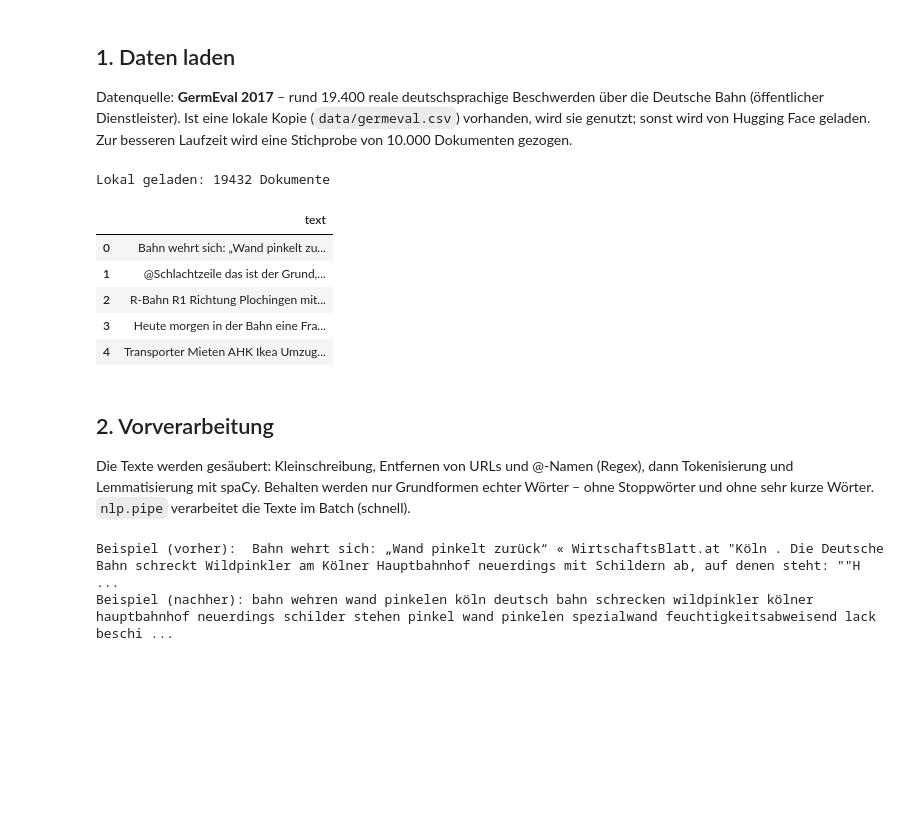
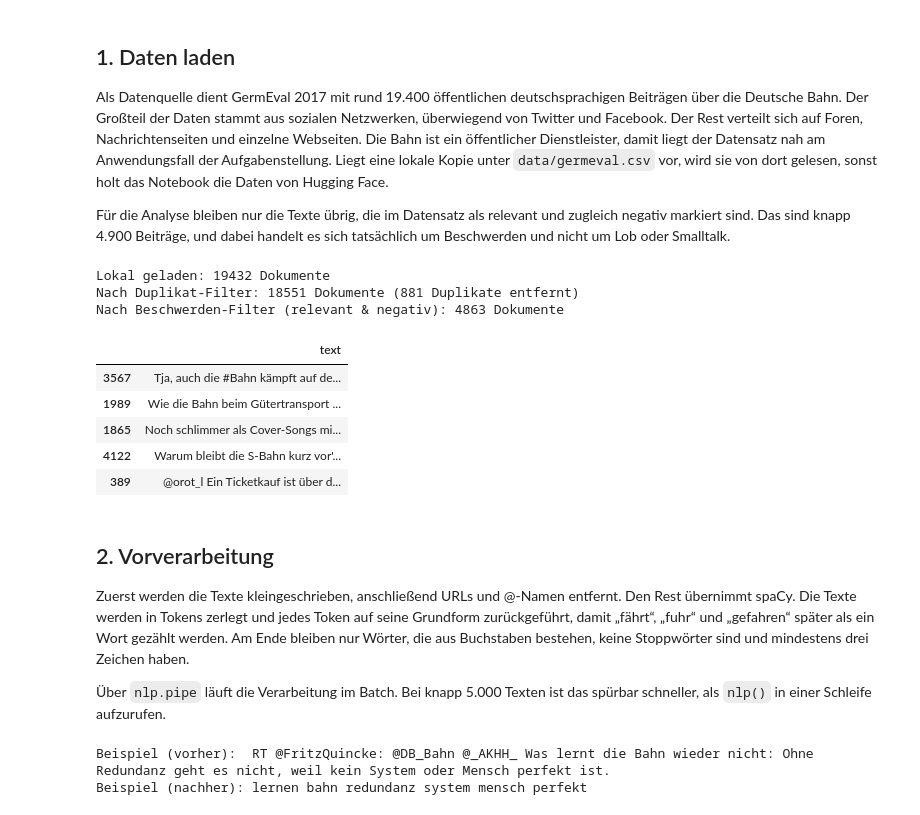
Before and after one commit to uygarucar24/nlp-themenanalyse, a Jupyter notebook: analyse.ipynb, the cells around one changed output. Cells and saved outputs as stored; diff of their text form; code cells hidden in the pictures; blank space fills up the shorter version.

```diff
--- a/analyse.ipynb
+++ b/analyse.ipynb
@@ -35,42 +36,56 @@ nlp = spacy.load("de_core_news_sm", disable=["parser", "ner"])
 # %% [markdown]
 ## 1. Daten laden
 
-Datenquelle: **GermEval 2017** – rund 19.400 reale deutschsprachige Beschwerden über die Deutsche Bahn (öffentlicher Dienstleister). Ist eine lokale Kopie (`data/germeval.csv`) vorhanden, wird sie genutzt; sonst wird von Hugging Face geladen. Zur besseren Laufzeit wird eine Stichprobe von 10.000 Dokumenten gezogen.
+Als Datenquelle dient GermEval 2017 mit rund 19.400 öffentlichen deutschsprachigen Beiträgen über die Deutsche Bahn. Der Großteil der Daten stammt aus sozialen Netzwerken, überwiegend von Twitter und Facebook. Der Rest verteilt sich auf Foren, Nachrichtenseiten und einzelne Webseiten. Die Bahn ist ein öffentlicher Dienstleister, damit liegt der Datensatz nah am Anwendungsfall der Aufgabenstellung. Liegt eine lokale Kopie unter `data/germeval.csv` vor, wird sie von dort gelesen, sonst holt das Notebook die Daten von Hugging Face.
+
+Für die Analyse bleiben nur die Texte übrig, die im Datensatz als relevant und zugleich negativ markiert sind. Das sind knapp 4.900 Beiträge, und dabei handelt es sich tatsächlich um Beschwerden und nicht um Lob oder Smalltalk.
 # %%
 DATA_URL = "https://huggingface.co/datasets/akash418/germeval_2017/resolve/main/train.csv"
 LOCAL_CSV = "data/germeval.csv"
 
+# Beim ersten Lauf von Hugging Face laden und lokal ablegen, danach geht es offline
 if os.path.exists(LOCAL_CSV):
     df = pd.read_csv(LOCAL_CSV)
     print(f"Lokal geladen: {len(df)} Dokumente")
 else:
     df = pd.read_csv(DATA_URL)
     print(f"Von Hugging Face geladen: {len(df)} Dokumente")
 
+n_roh = len(df)
 df["text"] = df["text"].astype(str).str.strip()
 df = df.drop_duplicates(subset="text")
-df = df.sample(10000, random_state=24).reset_index(drop=True)
-df[["text"]].head()
+duplicates = n_roh - len(df)
+print(f"Nach Duplikat-Filter: {len(df)} Dokumente ({duplicates} Duplikate entfernt)")
+
+# Nur echte Beschwerden behalten: relevant und negatives Sentiment.
+df = df[df["relevance"] & (df["sentiment"] == "negative")].reset_index(drop=True)
+print(f"Nach Beschwerden-Filter (relevant & negativ): {len(df)} Dokumente")
+df[["text"]].sample(5, random_state=24)
 # %% [output]
 Lokal geladen: 19432 Dokumente
+Nach Duplikat-Filter: 18551 Dokumente (881 Duplikate entfernt)
+Nach Beschwerden-Filter (relevant & negativ): 4863 Dokumente
 |  | text |
-| 0 | Bahn wehrt sich: „Wand pinkelt zu... |
-| 1 | @Schlachtzeile das ist der Grund,... |
-| 2 | R-Bahn R1 Richtung Plochingen mit... |
-| 3 | Heute morgen in der Bahn eine Fra... |
-| 4 | Transporter Mieten AHK Ikea Umzug... |
+| 3567 | Tja, auch die #Bahn kämpft auf de... |
+| 1989 | Wie die Bahn beim Gütertransport ... |
+| 1865 | Noch schlimmer als Cover-Songs mi... |
+| 4122 | Warum bleibt die S-Bahn kurz vor'... |
+| 389 | @orot_l Ein Ticketkauf ist über d... |
 # %% [markdown]
 ## 2. Vorverarbeitung
 
-Die Texte werden gesäubert: Kleinschreibung, Entfernen von URLs und @-Namen (Regex), dann Tokenisierung und Lemmatisierung mit spaCy. Behalten werden nur Grundformen echter Wörter – ohne Stoppwörter und ohne sehr kurze Wörter. `nlp.pipe` verarbeitet die Texte im Batch (schnell).
+Zuerst werden die Texte kleingeschrieben, anschließend URLs und @-Namen entfernt. Den Rest übernimmt spaCy. Die Texte werden in Tokens zerlegt und jedes Token auf seine Grundform zurückgeführt, damit „fährt“, „fuhr“ und „gefahren“ später als ein Wort gezählt werden. Am Ende bleiben nur Wörter, die aus Buchstaben bestehen, keine Stoppwörter sind und mindestens drei Zeichen haben.
+
+Über `nlp.pipe` läuft die Verarbeitung im Batch. Bei knapp 5.000 Texten ist das spürbar schneller, als `nlp()` in einer Schleife aufzurufen.
 # %%
+# Kleinschreibung und Entfernen von URLs und @-Namen
 def clean_regex(text):
     text = text.lower()
     text = re.sub(r"https?://\S+|www\.\S+", " ", text)
     text = re.sub(r"@\w+", " ", text)
     return text
 
-
+# Behält nur relevante Grundformen (keine Füll- und Kurzwörter)
 def lemmas_from_doc(doc):
     words = []
     for t in doc:
@@ -91,8 +106,8 @@ for doc in nlp.pipe(cleaned, batch_size=500):
 print("Beispiel (vorher): ", df["text"].iloc[0])
 print("Beispiel (nachher):", docs[0])
 # %% [output]
-Beispiel (vorher):  Bahn wehrt sich: „Wand pinkelt zurück“ « WirtschaftsBlatt.at "Köln . Die Deutsche Bahn schreckt Wildpinkler am Kölner Hauptbahnhof neuerdings mit Schildern ab, auf denen steht: ""H ...
-Beispiel (nachher): bahn wehren wand pinkelen köln deutsch bahn schrecken wildpinkler kölner hauptbahnhof neuerdings schilder stehen pinkel wand pinkelen spezialwand feuchtigkeitsabweisend lack beschi ...
+Beispiel (vorher):  RT @FritzQuincke: @DB_Bahn @_AKHH_ Was lernt die Bahn wieder nicht: Ohne Redundanz geht es nicht, weil kein System oder Mensch perfekt ist.
+Beispiel (nachher): lernen bahn redundanz system mensch perfekt
 # %% [markdown]
 ## 3. Vektorisierung
 
```
Also changed, not shown: parts of 17 cells of this notebook.
